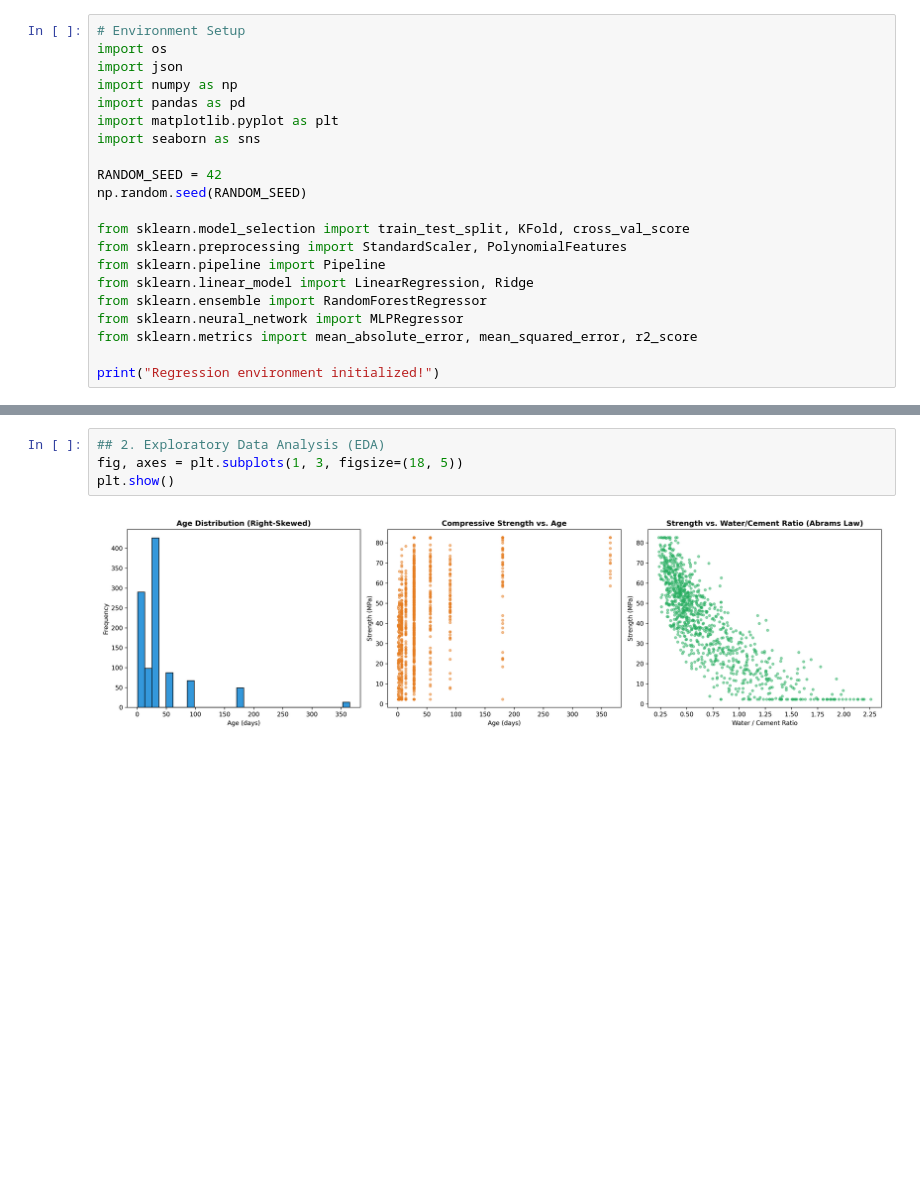
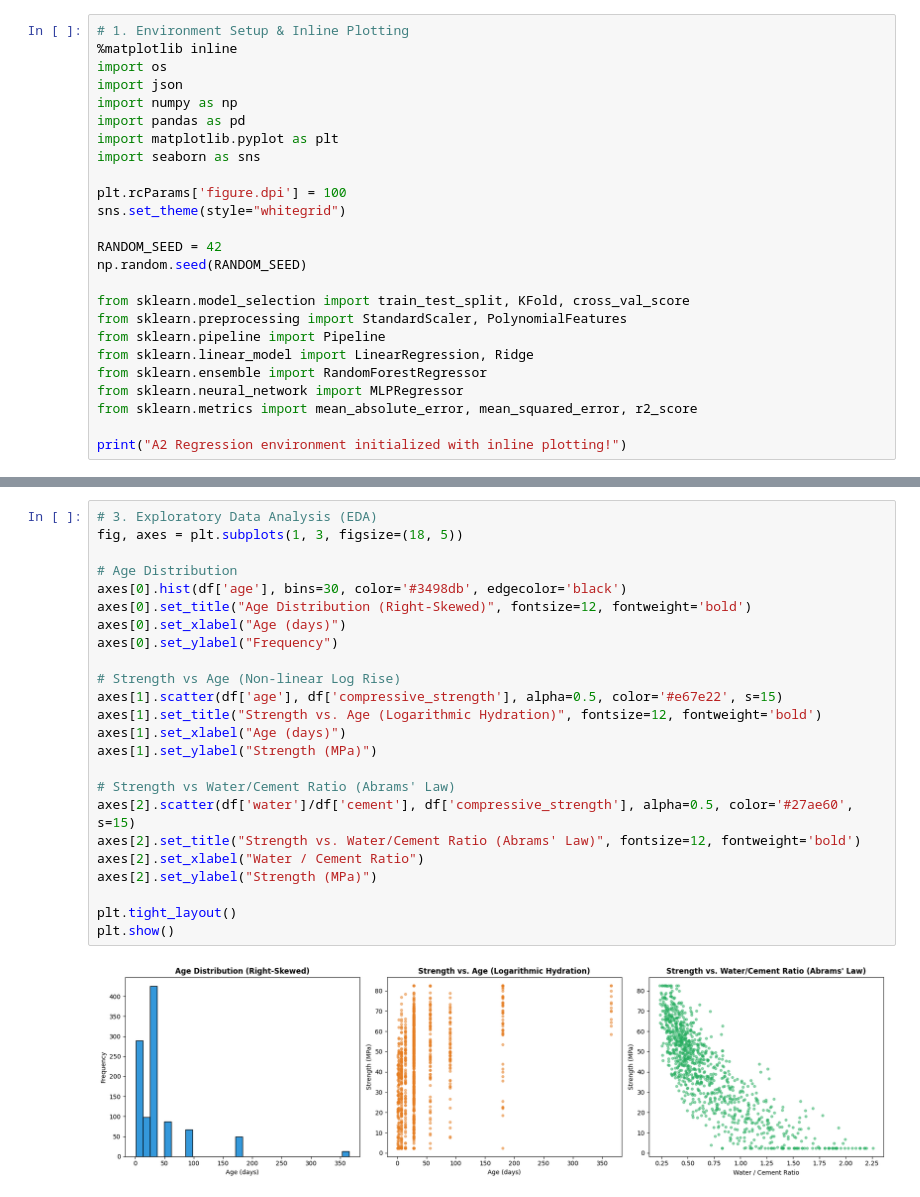
Before and after one commit to MuhammadaAbdullah70178208/AI101-ML-Assignment-70178208, a Jupyter notebook: A2_Concrete_Strength/A2_notebook.ipynb, the cells around one changed output, grey strips where cells are left out. Cells and saved outputs as stored; diff of their text form; blank space fills up the shorter version.

Commit message:
feat(notebooks): Add real inline plotting code and pre-rendered figures across all 9 task notebooks

```diff
--- a/A2_Concrete_Strength/A2_notebook.ipynb
+++ b/A2_Concrete_Strength/A2_notebook.ipynb
@@ -20,11 +7,15 @@ This notebook implements the supervised regression workflow and feature transfor
 # %%
-# Environment Setup
+# 1. Environment Setup & Inline Plotting
+%matplotlib inline
 import os
 import json
 import numpy as np
 import pandas as pd
 import matplotlib.pyplot as plt
 import seaborn as sns
+
+plt.rcParams['figure.dpi'] = 100
+sns.set_theme(style="whitegrid")
 
 RANDOM_SEED = 42
 np.random.seed(RANDOM_SEED)
@@ -37,5 +28,5 @@ from sklearn.ensemble import RandomForestRegressor
 from sklearn.neural_network import MLPRegressor
 from sklearn.metrics import mean_absolute_error, mean_squared_error, r2_score
 
-print("Regression environment initialized!")
+print("A2 Regression environment initialized with inline plotting!")
 # %% [output]
@@ -63,7 +42,27 @@ compressive_strength    35.81   16.71    2.30   34.40   82.60
-# %%
-## 2. Exploratory Data Analysis (EDA)
-fig, axes = plt.subplots(1, 3, figsize=(18, 5))
-plt.show()
-# %% [output]
-[figure, removed]
+# %%
+# 3. Exploratory Data Analysis (EDA)
+fig, axes = plt.subplots(1, 3, figsize=(18, 5))
+
+# Age Distribution
+axes[0].hist(df['age'], bins=30, color='#3498db', edgecolor='black')
+axes[0].set_title("Age Distribution (Right-Skewed)", fontsize=12, fontweight='bold')
+axes[0].set_xlabel("Age (days)")
+axes[0].set_ylabel("Frequency")
+
+# Strength vs Age (Non-linear Log Rise)
+axes[1].scatter(df['age'], df['compressive_strength'], alpha=0.5, color='#e67e22', s=15)
+axes[1].set_title("Strength vs. Age (Logarithmic Hydration)", fontsize=12, fontweight='bold')
+axes[1].set_xlabel("Age (days)")
+axes[1].set_ylabel("Strength (MPa)")
+
+# Strength vs Water/Cement Ratio (Abrams' Law)
+axes[2].scatter(df['water']/df['cement'], df['compressive_strength'], alpha=0.5, color='#27ae60', s=15)
+axes[2].set_title("Strength vs. Water/Cement Ratio (Abrams' Law)", fontsize=12, fontweight='bold')
+axes[2].set_xlabel("Water / Cement Ratio")
+axes[2].set_ylabel("Strength (MPa)")
+
+plt.tight_layout()
+plt.show()
+# %% [output]
+[figure, added]
 # %%
```
Also changed, not shown: parts of 12 cells of this notebook, 8 other files.
